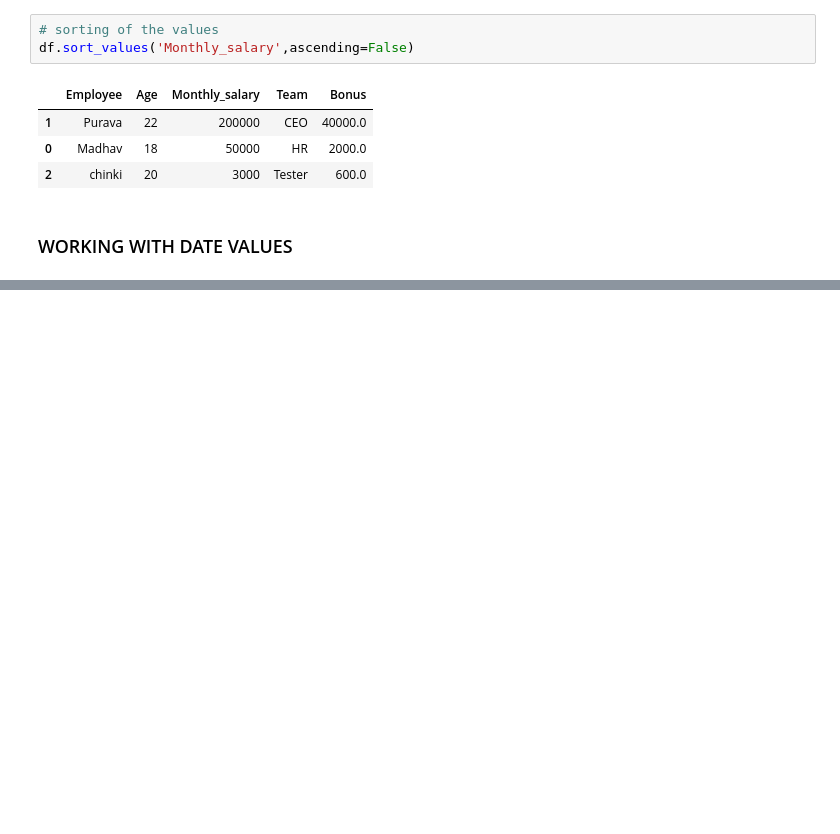
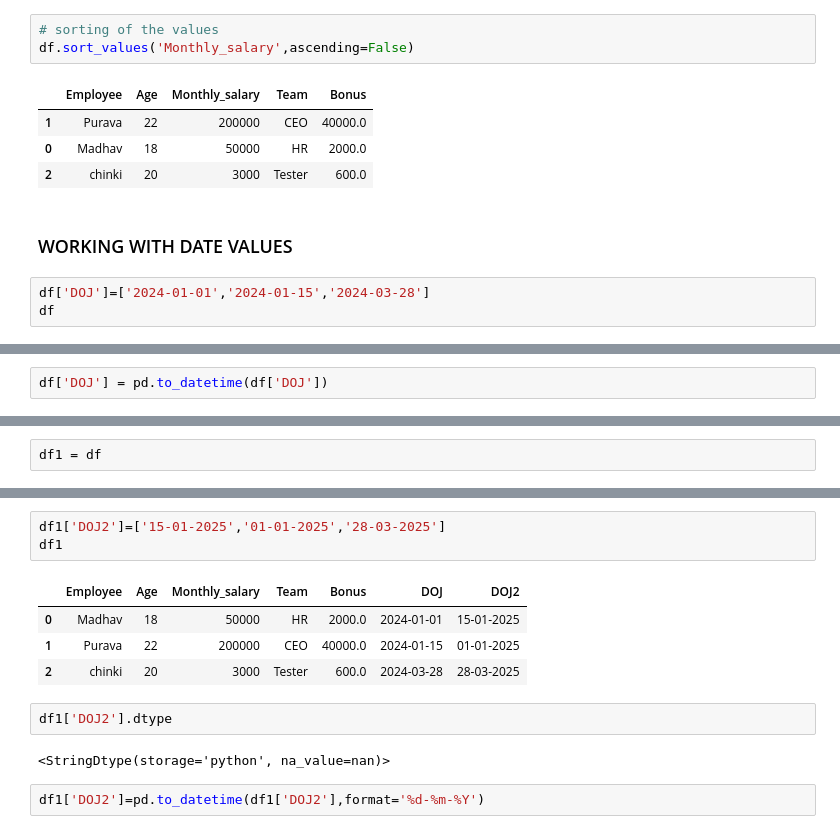
Before and after one commit to glitchivy/AIML-200-days-, a Jupyter notebook: DAY5/Pandas/video.ipynb, the cells around one changed output, grey strips where cells are left out. Saved outputs shown, nothing was run; the diff lists cells and outputs as text; blank space fills up the shorter version.

```diff
--- a/DAY5/Pandas/video.ipynb
+++ b/DAY5/Pandas/video.ipynb
@@ -258,3 +258,6 @@ df.sort_values('Monthly_salary',ascending=False)
 | 2 | chinki | 20 | 3000 | Tester | 600.0 |
 # %% [markdown]
 ### WORKING WITH DATE VALUES
+# %%
+df['DOJ']=['2024-01-01','2024-01-15','2024-03-28']
+df
@@ -260,0 +273,2 @@ df.sort_values('Monthly_salary',ascending=False)
+# %%
+df['DOJ'] = pd.to_datetime(df['DOJ'])
@@ -260,0 +279,2 @@ df.sort_values('Monthly_salary',ascending=False)
+# %%
+df1 = df
@@ -260,0 +288,14 @@ df.sort_values('Monthly_salary',ascending=False)
+# %%
+df1['DOJ2']=['15-01-2025','01-01-2025','28-03-2025']
+df1
+# %% [output]
+|  | Employee | Age | Monthly_salary | Team | Bonus | DOJ | DOJ2 |
+| 0 | Madhav | 18 | 50000 | HR | 2000.0 | 2024-01-01 | 15-01-2025 |
+| 1 | Purava | 22 | 200000 | CEO | 40000.0 | 2024-01-15 | 01-01-2025 |
+| 2 | chinki | 20 | 3000 | Tester | 600.0 | 2024-03-28 | 28-03-2025 |
+# %%
+df1['DOJ2'].dtype
+# %% [output]
+<StringDtype(storage='python', na_value=nan)>
+# %%
+df1['DOJ2']=pd.to_datetime(df1['DOJ2'],format='%d-%m-%Y')
```
Also changed, not shown: parts of 21 cells of this notebook.
